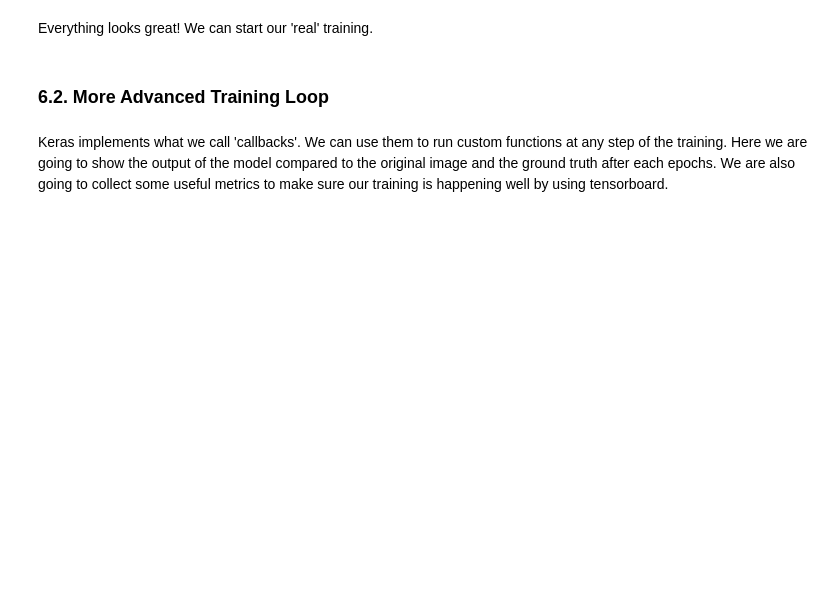
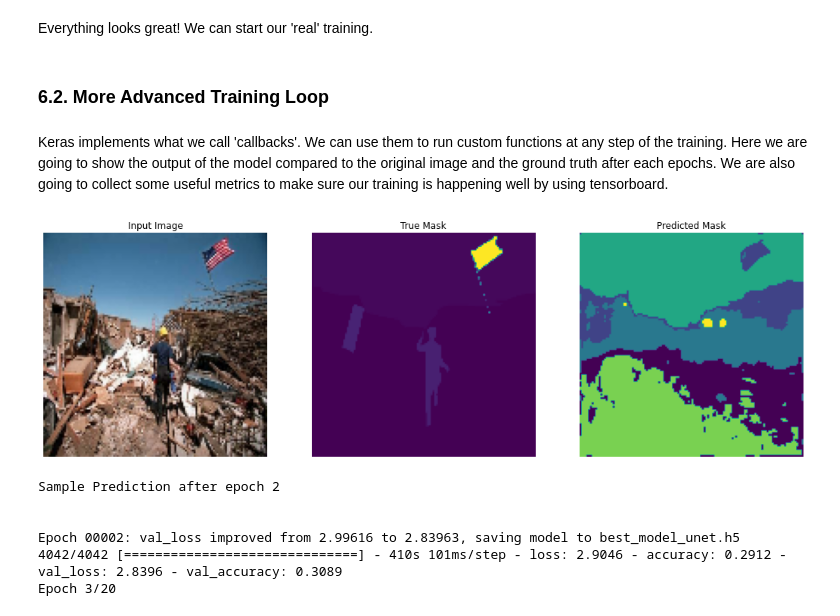
Before and after one commit to dhassault/tf-semantic-example, a Jupyter notebook: 01b_semantic_segmentation_basic_colab.ipynb, the cells around one changed output. Saved outputs shown, nothing was run; the diff lists cells and outputs as text; code cells hidden in the pictures; blank space fills up the shorter version.

```diff
--- a/01b_semantic_segmentation_basic_colab.ipynb
+++ b/01b_semantic_segmentation_basic_colab.ipynb
@@ -598,7 +604,7 @@ class DisplayCallback(tf.keras.callbacks.Callback):
         show_predictions()
         print ('\nSample Prediction after epoch {}\n'.format(epoch+1))
 # %%
-EPOCHS = 5
+EPOCHS = 20
 
 logdir = os.path.join("logs", datetime.datetime.now().strftime("%Y%m%d-%H%M%S"))
 tensorboard_callback = tf.keras.callbacks.TensorBoard(logdir, histogram_freq=1)
@@ -616,9 +622,7 @@ callbacks = [
 
 model = tf.keras.Model(inputs = inputs, outputs = output)
 
-# here I'm using a new optimizer: https://arxiv.org/abs/1908.03265
+# # here I'm using a new optimizer: https://arxiv.org/abs/1908.03265
 optimizer=tfa.optimizers.RectifiedAdam(lr=1e-3)
 
 loss = tf.keras.losses.SparseCategoricalCrossentropy()
-# %%
-model = train_model(model, optimizer, loss, callbacks)
@@ -624,0 +632,14 @@ model = train_model(model, optimizer, loss, callbacks)
+# %%
+model_history = model.fit(dataset['train'], epochs=EPOCHS,
+                    steps_per_epoch=STEPS_PER_EPOCH,
+                    validation_steps=VALIDATION_STEPS,
+                    validation_data=dataset['val'],
+                    callbacks=callbacks)
+# %% [output]
+[figure, added]
+Sample Prediction after epoch 2
+
+
+Epoch 00002: val_loss improved from 2.99616 to 2.83963, saving model to best_model_unet.h5
+4042/4042 [==============================] - 410s 101ms/step - loss: 2.9046 - accuracy: 0.2912 - val_loss: 2.8396 - val_accuracy: 0.3089
+Epoch 3/20
```
Also changed, not shown: parts of 10 cells of this notebook.
